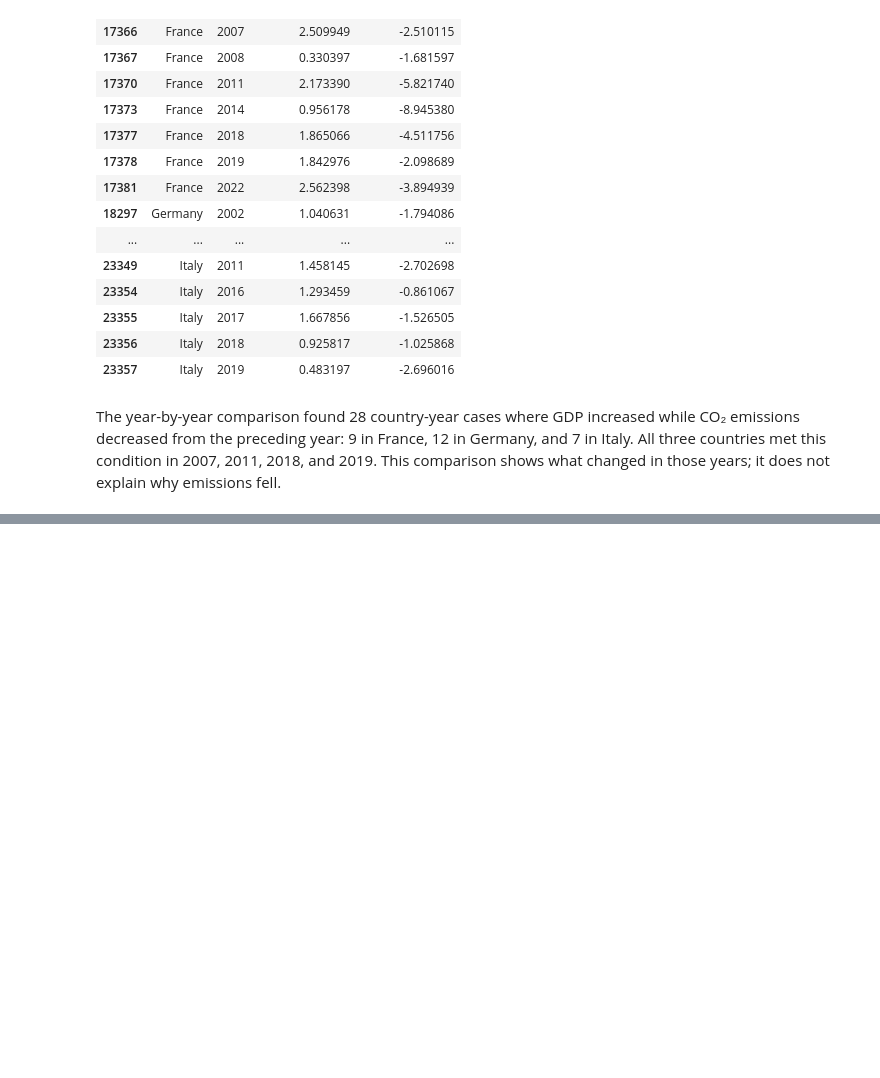
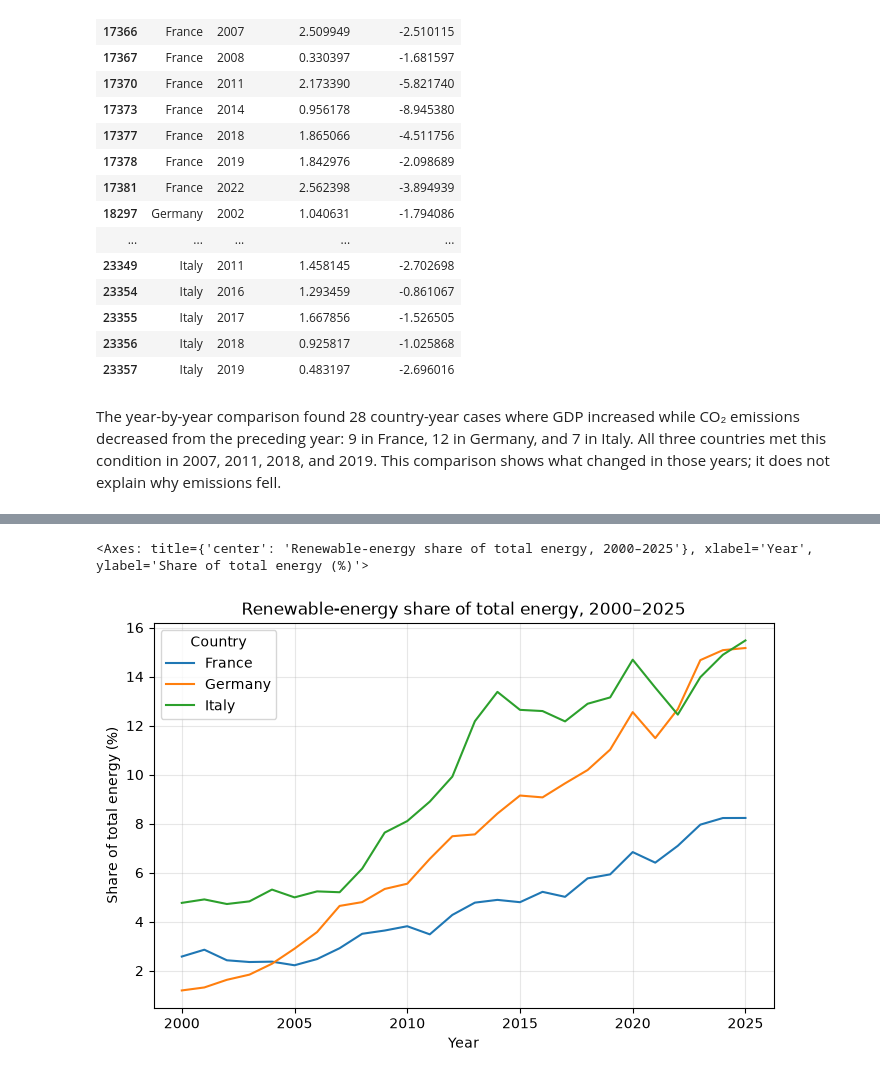
Before and after one commit to saharshapoorirad/powering-the-planet, a Jupyter notebook: report.ipynb, the cells around one changed output, grey strips where cells are left out. Drawn from its saved outputs; the diff is of its cells as text; code cells hidden in the pictures; blank space fills up the shorter version.

```diff
--- a/report.ipynb
+++ b/report.ipynb
@@ -130,0 +142,9 @@ The year-by-year comparison found 28 country-year cases where GDP increased whil
+# %%
+plot_energy_share(
+    energy_mix,
+    "renewables_energy_share_pct",
+    "Renewable-energy share of total energy, 2000–2025",
+)
+# %% [output]
+<Axes: title={'center': 'Renewable-energy share of total energy, 2000–2025'}, xlabel='Year', ylabel='Share of total energy (%)'>
+[figure, added]
```
Also changed, not shown: parts of 1 cell of this notebook, 1 other file.
